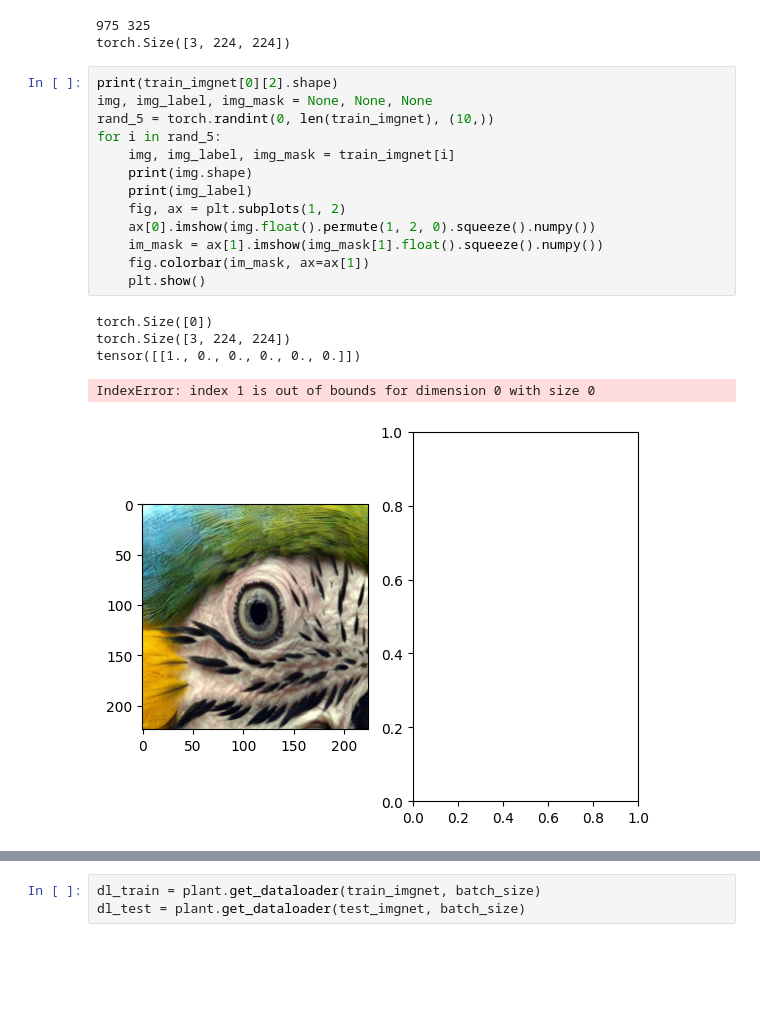
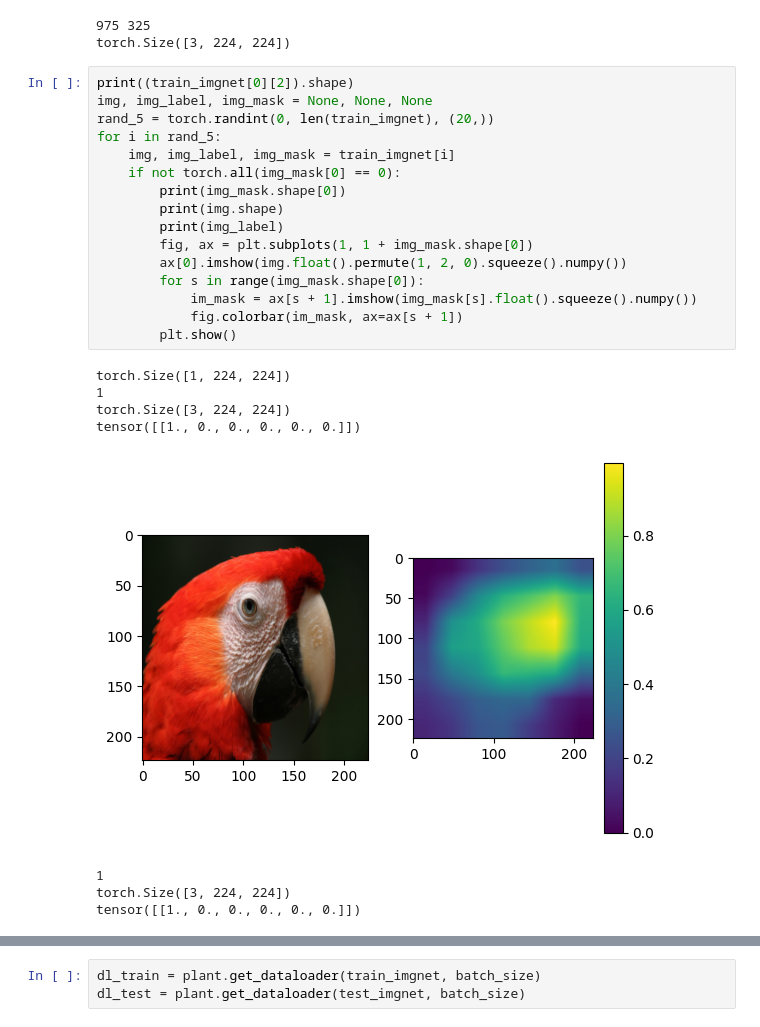
Before and after one commit to Mihneaghitu/ModelGuidanceViaRobustFeatureAttribution, a Jupyter notebook: examples/SALIENT IMAGENET.ipynb, the cells around one changed output, grey strips where cells are left out. Drawn from its saved outputs; the diff is of its cells as text; blank space fills up the shorter version.

Commit message:
Figure out loading salient imagenet

```diff
--- a/examples/SALIENT IMAGENET.ipynb
+++ b/examples/SALIENT IMAGENET.ipynb
@@ -40,21 +40,27 @@ print(train_imgnet[0][0].shape)
 975 325
 torch.Size([3, 224, 224])
 # %%
-print(train_imgnet[0][2].shape)
+print((train_imgnet[0][2]).shape)
 img, img_label, img_mask = None, None, None
-rand_5 = torch.randint(0, len(train_imgnet), (10,))
+rand_5 = torch.randint(0, len(train_imgnet), (20,))
 for i in rand_5:
     img, img_label, img_mask = train_imgnet[i]
-    print(img.shape)
-    print(img_label)
-    fig, ax = plt.subplots(1, 2)
-    ax[0].imshow(img.float().permute(1, 2, 0).squeeze().numpy())
-    im_mask = ax[1].imshow(img_mask[1].float().squeeze().numpy())
-    fig.colorbar(im_mask, ax=ax[1])
-    plt.show()
+    if not torch.all(img_mask[0] == 0):
+        print(img_mask.shape[0])
+        print(img.shape)
+        print(img_label)
+        fig, ax = plt.subplots(1, 1 + img_mask.shape[0])
+        ax[0].imshow(img.float().permute(1, 2, 0).squeeze().numpy())
+        for s in range(img_mask.shape[0]):
+            im_mask = ax[s + 1].imshow(img_mask[s].float().squeeze().numpy())
+            fig.colorbar(im_mask, ax=ax[s + 1])
+        plt.show()
 # %% [output]
-torch.Size([0])
+torch.Size([1, 224, 224])
+1
 torch.Size([3, 224, 224])
 tensor([[1., 0., 0., 0., 0., 0.]])
+[figure, new version]
-IndexError: index 1 is out of bounds for dimension 0 with size 0
+1
+torch.Size([3, 224, 224])
+tensor([[1., 0., 0., 0., 0., 0.]])
-[figure, old version]
```
Also changed, not shown: parts of 1 cell of this notebook, 1 other file.
